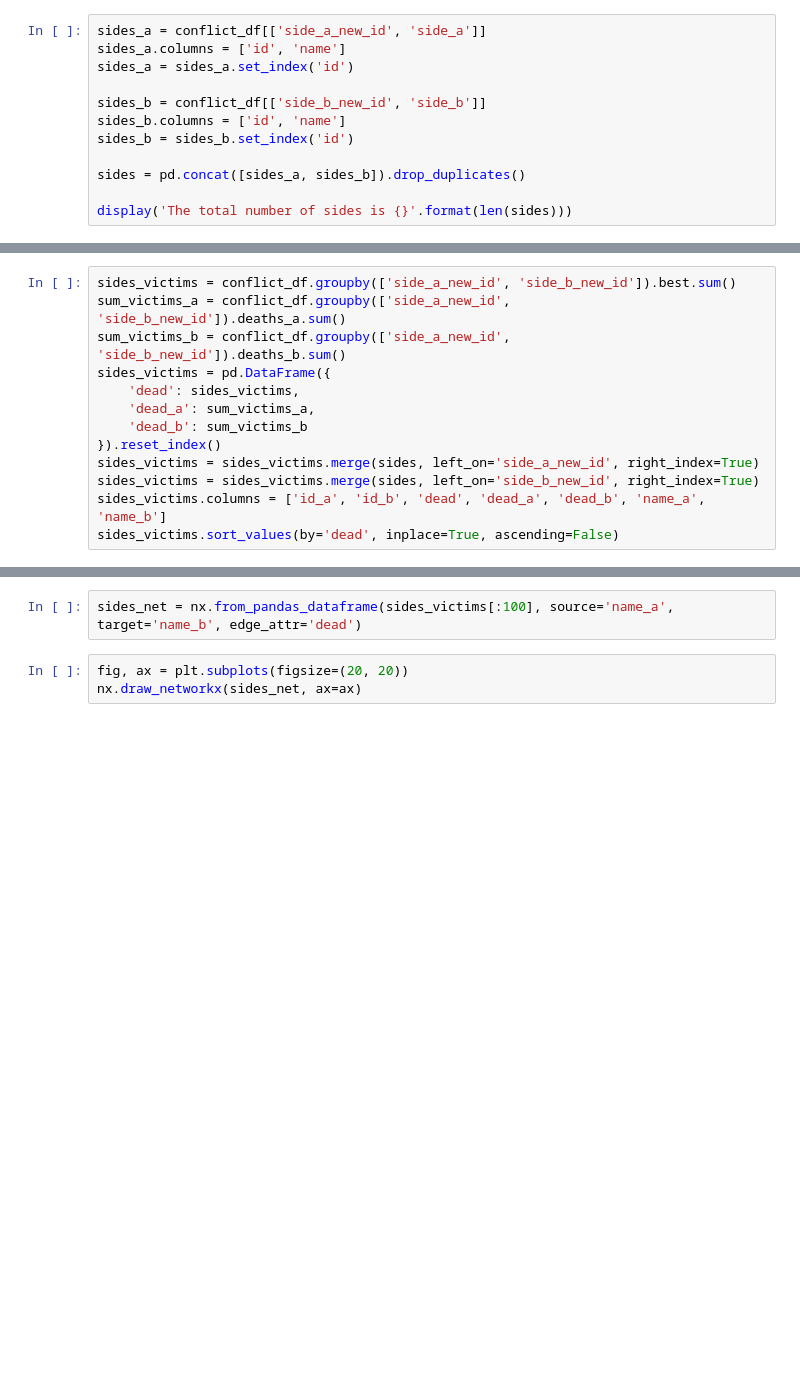
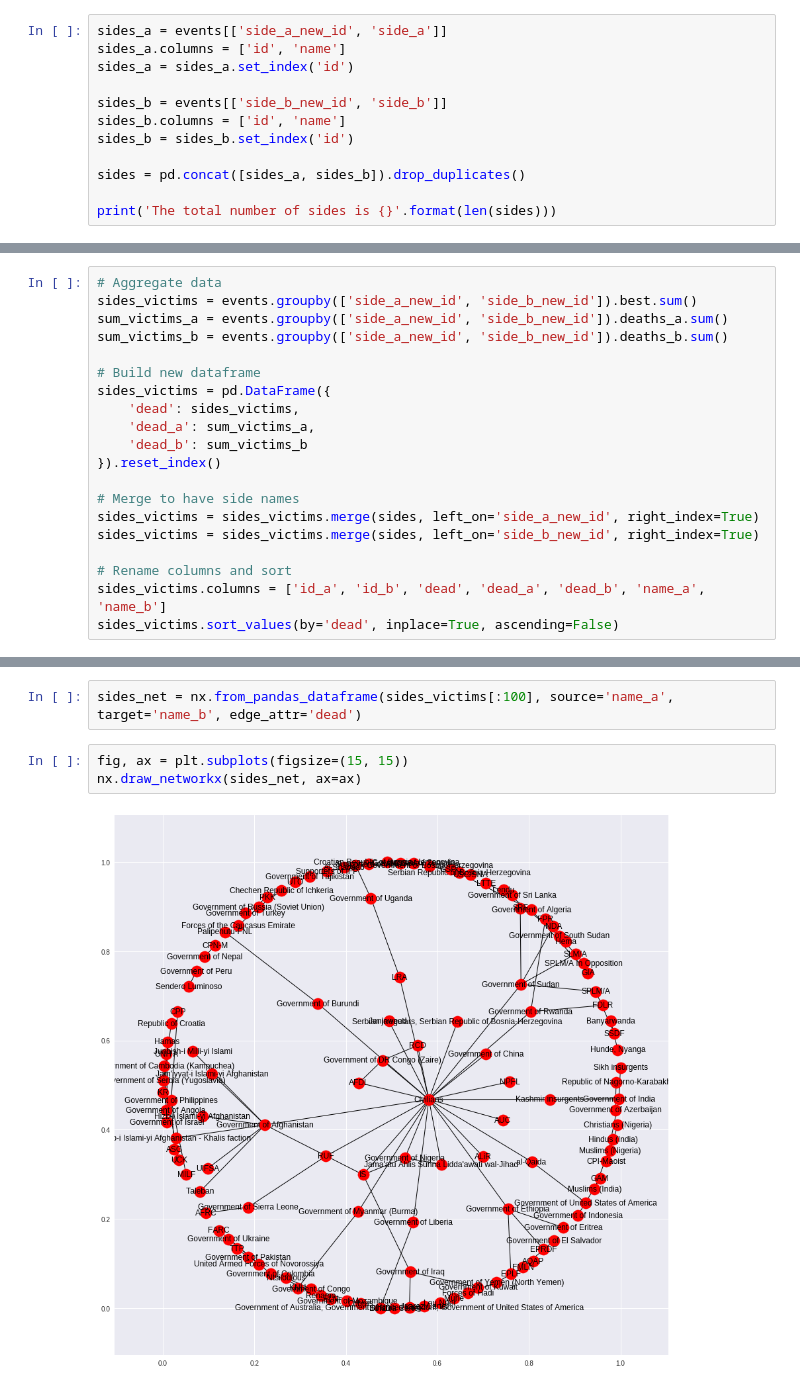
Before and after one commit to vincenzobaz/VBTALL-ADA2017, a Jupyter notebook: Project/Factions (sides) analysis.ipynb, the cells around one changed output, grey strips where cells are left out. Cells and saved outputs as stored; diff of their text form; blank space fills up the shorter version.

Commit message:
Add some visualizations

```diff
--- a/Project/Factions (sides) analysis.ipynb
+++ b/Project/Factions (sides) analysis.ipynb
@@ -63,14 +84,14 @@ conflicts = conflicts.rename(columns={
 # %% [markdown]
 ## Create the dataframe with one record per (side_a, side_b)
 # %%
-sides_a = conflict_df[['side_a_new_id', 'side_a']]
+sides_a = events[['side_a_new_id', 'side_a']]
 sides_a.columns = ['id', 'name']
 sides_a = sides_a.set_index('id')
 
-sides_b = conflict_df[['side_b_new_id', 'side_b']]
+sides_b = events[['side_b_new_id', 'side_b']]
 sides_b.columns = ['id', 'name']
 sides_b = sides_b.set_index('id')
 
 sides = pd.concat([sides_a, sides_b]).drop_duplicates()
 
-display('The total number of sides is {}'.format(len(sides)))
+print('The total number of sides is {}'.format(len(sides)))
@@ -77,14 +100,21 @@ display('The total number of sides is {}'.format(len(sides)))
 # %%
-sides_victims = conflict_df.groupby(['side_a_new_id', 'side_b_new_id']).best.sum()
-sum_victims_a = conflict_df.groupby(['side_a_new_id', 'side_b_new_id']).deaths_a.sum()
-sum_victims_b = conflict_df.groupby(['side_a_new_id', 'side_b_new_id']).deaths_b.sum()
+# Aggregate data
+sides_victims = events.groupby(['side_a_new_id', 'side_b_new_id']).best.sum()
+sum_victims_a = events.groupby(['side_a_new_id', 'side_b_new_id']).deaths_a.sum()
+sum_victims_b = events.groupby(['side_a_new_id', 'side_b_new_id']).deaths_b.sum()
+
+# Build new dataframe
 sides_victims = pd.DataFrame({
     'dead': sides_victims,
     'dead_a': sum_victims_a,
     'dead_b': sum_victims_b
 }).reset_index()
+
+# Merge to have side names
 sides_victims = sides_victims.merge(sides, left_on='side_a_new_id', right_index=True)
 sides_victims = sides_victims.merge(sides, left_on='side_b_new_id', right_index=True)
+
+# Rename columns and sort
 sides_victims.columns = ['id_a', 'id_b', 'dead', 'dead_a', 'dead_b', 'name_a', 'name_b']
 sides_victims.sort_values(by='dead', inplace=True, ascending=False)
 # %%
@@ -96,5 +142,7 @@ sides_victims[(sides_victims.dead_a + sides_victims.dead_b) == (sides_victims.de
 # %%
 sides_net = nx.from_pandas_dataframe(sides_victims[:100], source='name_a', target='name_b', edge_attr='dead')
 # %%
-fig, ax = plt.subplots(figsize=(20, 20))
+fig, ax = plt.subplots(figsize=(15, 15))
 nx.draw_networkx(sides_net, ax=ax)
+# %% [output]
+[figure, added]
```
Also changed, not shown: parts of 16 cells of this notebook, 2 other files.
